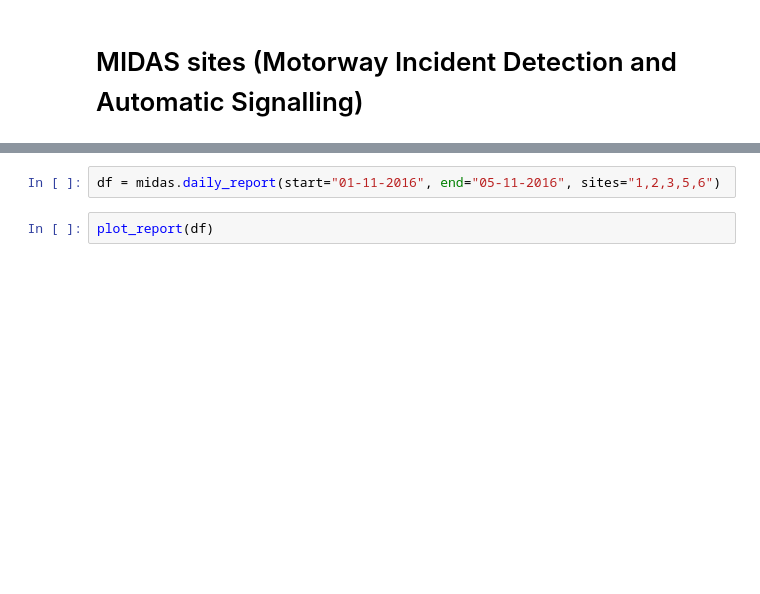
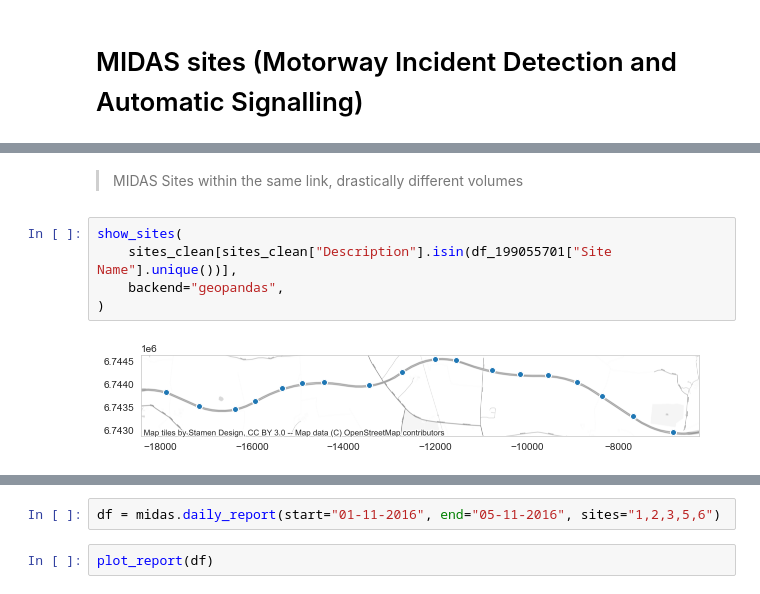
Before and after one commit to markd87/he, a Jupyter notebook: he.ipynb, the cells around one changed output, grey strips where cells are left out. Drawn from its saved outputs; the diff is of its cells as text; blank space fills up the shorter version.

```diff
--- a/he.ipynb
+++ b/he.ipynb
@@ -36,0 +87,9 @@ midas = MIDAS(1.0)
+# %% [markdown]
+> MIDAS Sites within the same link, drastically different volumes
+# %%
+show_sites(
+    sites_clean[sites_clean["Description"].isin(df_199055701["Site Name"].unique())],
+    backend="geopandas",
+)
+# %% [output]
+[figure, added]
```
Also changed, not shown: parts of 18 cells of this notebook, 4 other files.
